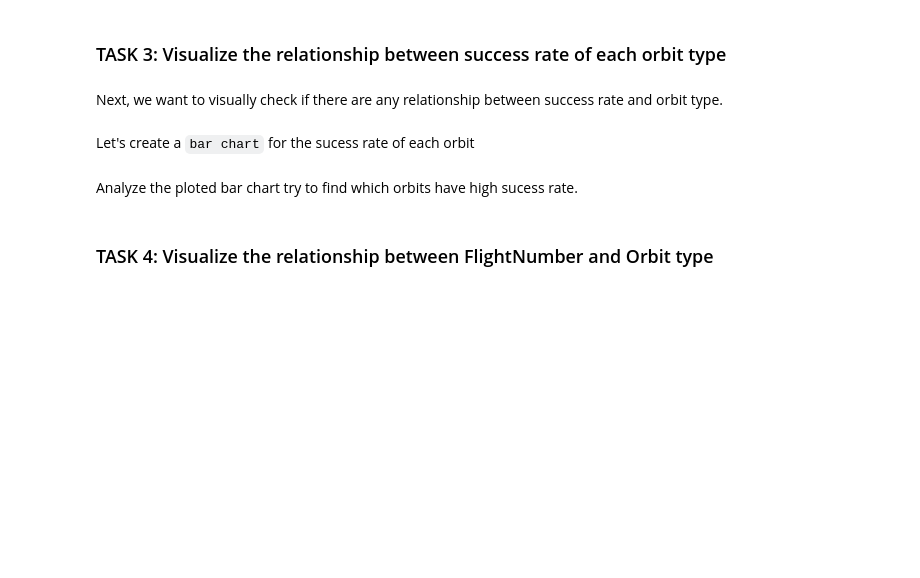
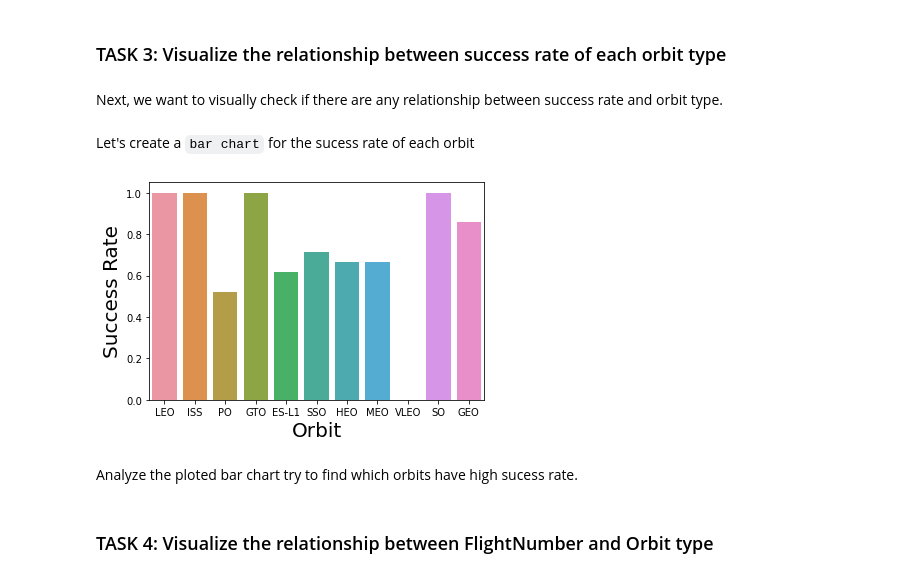
Before and after one commit to wanprabu/dsproject, a Jupyter notebook: EDA Dataviz.ipynb, the cells around one changed output. Cells and saved outputs as stored; diff of their text form; code cells hidden in the pictures; blank space fills up the shorter version.

```diff
--- a/EDA Dataviz.ipynb
+++ b/EDA Dataviz.ipynb
@@ -124,10 +124,12 @@ Next, we want to visually check if there are any relationship between success ra
 Let's create a `bar chart` for the sucess rate of each orbit
 # %%
 # HINT use groupby method on Orbit column and get the mean of Class column
-sns.catplot(y="LaunchSite", x="PayloadMass", hue="Class", data=df, aspect = 5)
-plt.xlabel("Pay Load Mass (kg)",fontsize=20)
-plt.ylabel("Launch Site",fontsize=20)
+sns.barplot(x=df['Orbit'].unique(), y=df.groupby('Orbit')['Class'].mean())
+plt.xlabel("Orbit",fontsize=20)
+plt.ylabel("Success Rate",fontsize=20)
 plt.show()
+# %% [output]
+[figure, added]
 # %% [markdown]
 Analyze the ploted bar chart try to find which orbits have high sucess rate.
 # %% [markdown]
```
Also changed, not shown: parts of 2 cells of this notebook.
